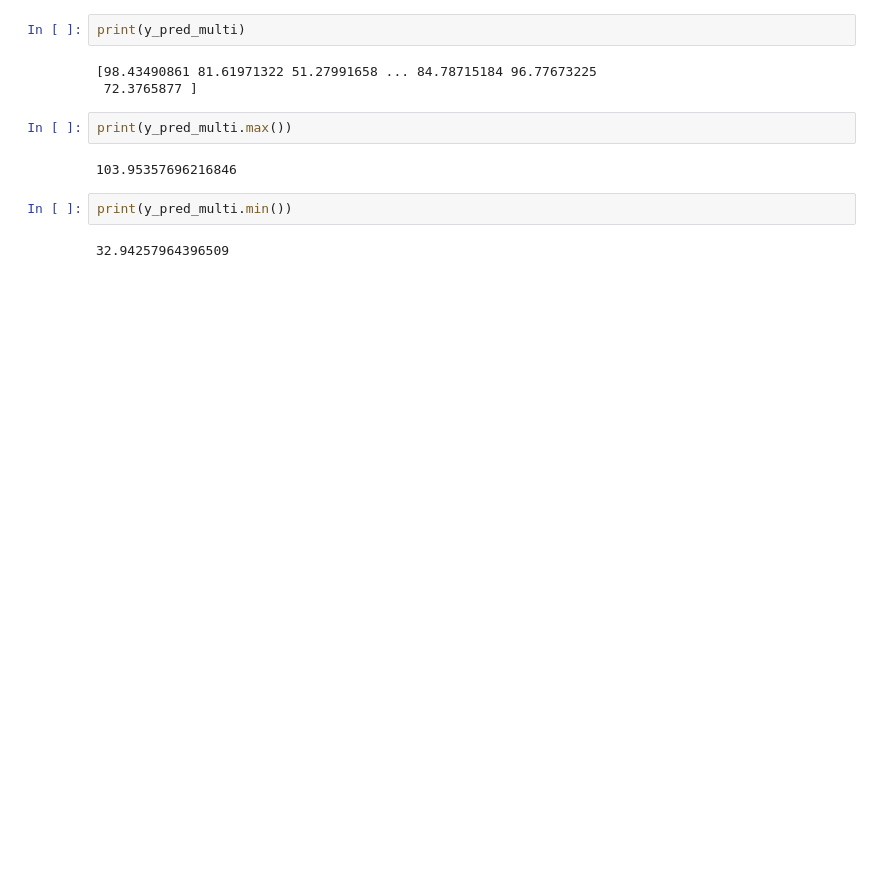
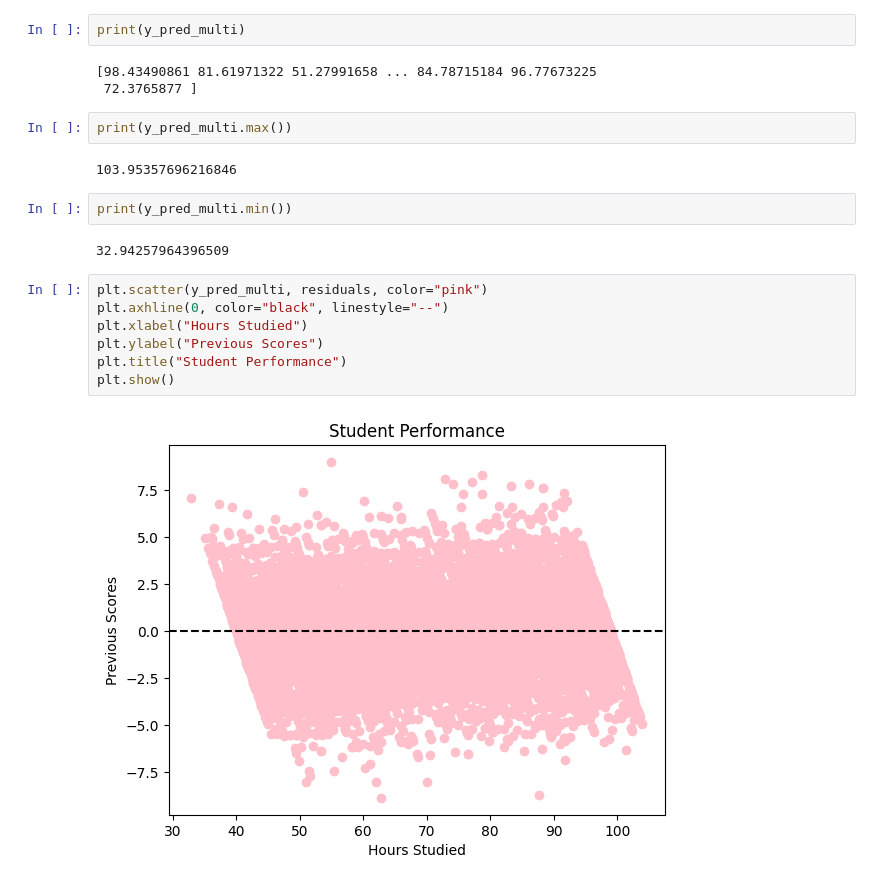
Before and after one commit to Reina0419/BSIS2A-CANAOAY-REINA-GRACE-, a Jupyter notebook: MultiLinearRegression.ipynb, the cells around one changed output. Saved outputs shown, nothing was run; the diff lists cells and outputs as text; blank space fills up the shorter version.

```diff
--- a/MultiLinearRegression.ipynb
+++ b/MultiLinearRegression.ipynb
@@ -43,3 +44,12 @@ print(y_pred_multi.max())
 print(y_pred_multi.min())
 # %% [output]
 32.94257964396509
+# %%
+plt.scatter(y_pred_multi, residuals, color="pink")
+plt.axhline(0, color="black", linestyle="--")
+plt.xlabel("Hours Studied")
+plt.ylabel("Previous Scores")
+plt.title("Student Performance")
+plt.show()
+# %% [output]
+[figure, added]
```
Also changed, not shown: parts of 2 cells of this notebook.
